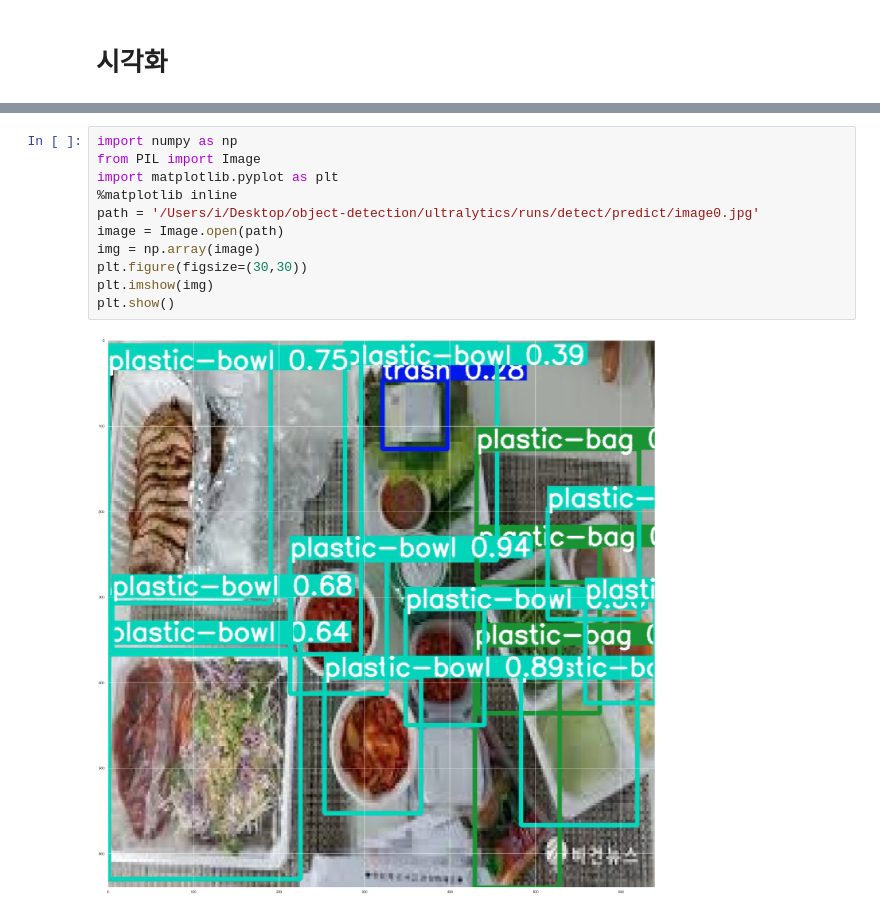
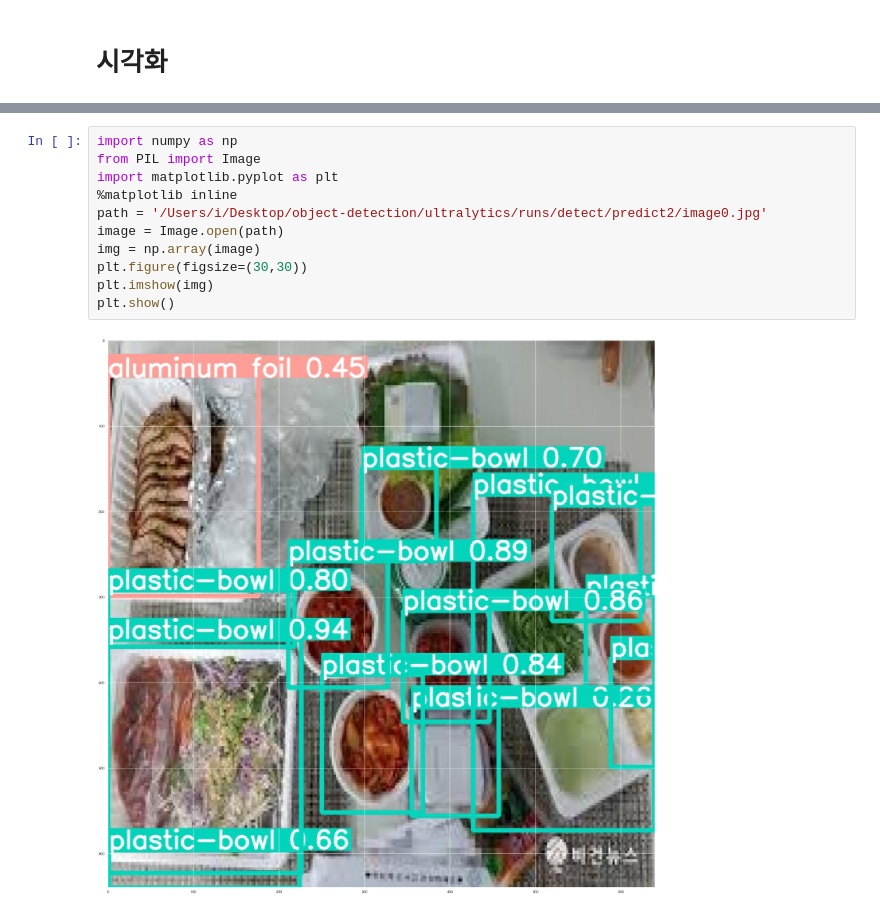
Before and after one commit to Recycle-detection/recycle-project, a Jupyter notebook: yolov8.ipynb, the cells around one changed output, grey strips where cells are left out. Cells and saved outputs as stored; diff of their text form.

Commit message:
1st object detection

```diff
--- a/yolov8.ipynb
+++ b/yolov8.ipynb
@@ -154,13 +172,13 @@ Results saved to /Users/i/Desktop/object-detection/ultralytics/runs/detect/predi
 # %%
 import numpy as np
 from PIL import Image
 import matplotlib.pyplot as plt
 %matplotlib inline
-path = '/Users/i/Desktop/object-detection/ultralytics/runs/detect/predict/image0.jpg'
+path = '/Users/i/Desktop/object-detection/ultralytics/runs/detect/predict2/image0.jpg'
 image = Image.open(path)
 img = np.array(image)
 plt.figure(figsize=(30,30))
 plt.imshow(img)
 plt.show()
 # %% [output]
-[figure, old version]
+[figure, new version]
```
Also changed, not shown: parts of 4 cells of this notebook.
